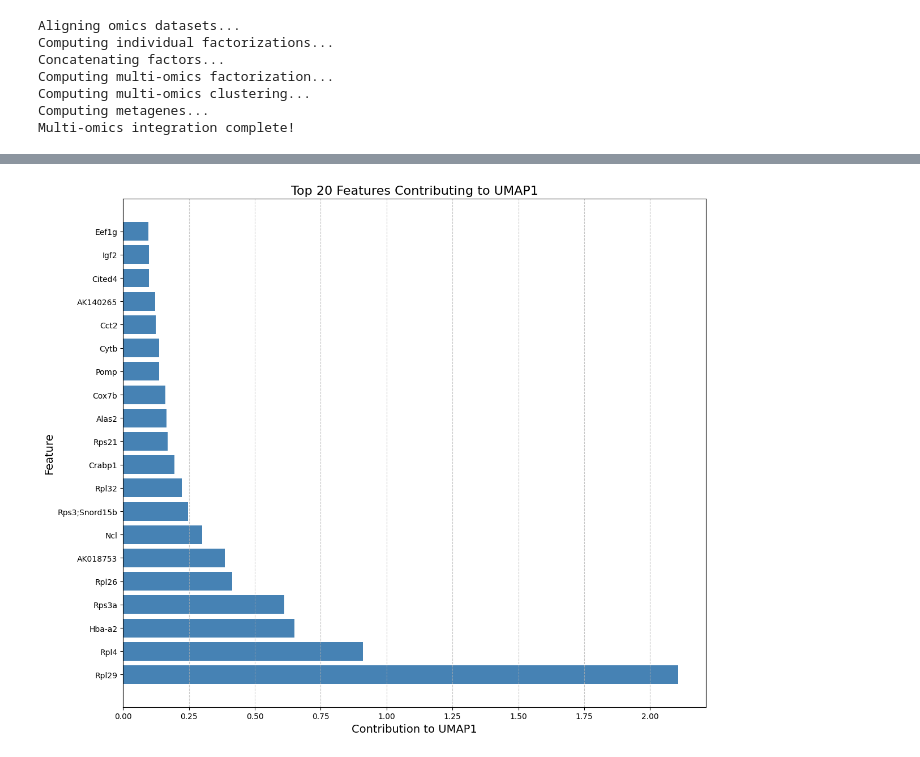
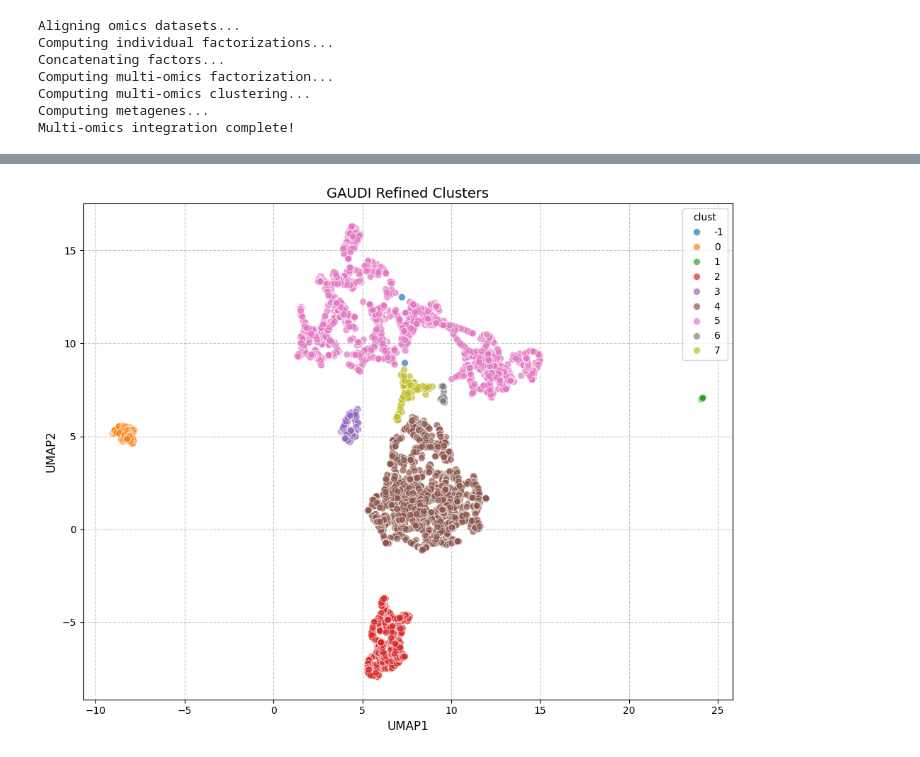
Before and after one commit to hirscheylab/umap_multiomics_integration, a Jupyter notebook: scripts/06_scHiC.ipynb, the cells around one changed output, grey strips where cells are left out. Drawn from its saved outputs; the diff is of its cells as text; code cells hidden in the pictures.

```diff
--- a/scripts/06_scHiC.ipynb
+++ b/scripts/06_scHiC.ipynb
@@ -602,4 +602,26 @@ plot_clusters(result, save_path='../results_scHiC/gaudi_integration.png')
-# %%
-plot_metagenes(result, umap_dim=1)
-# %% [output]
-[figure, removed]
+# %%
+# GAUDI's default parameters generated a good embedding but the HDBSCAN clustening could benefit from a little more specificity
+
+import matplotlib.pyplot as plt
+import seaborn as sns
+import hdbscan
+
+gaudi_factors = result.factors
+umap_data = gaudi_factors[['UMAP1', 'UMAP2']].values
+clusterer = hdbscan.HDBSCAN(min_cluster_size=5, min_samples=3, cluster_selection_epsilon=0.5)
+gaudi_factors['clust'] = clusterer.fit_predict(umap_data)
+
+fig, ax = plt.subplots(figsize=(10, 8))
+
+sns.scatterplot(data=gaudi_factors, x='UMAP1', y='UMAP2', hue='clust',
+                ax=ax, s=50, alpha=0.7, palette="tab10")
+
+ax.set_title('GAUDI Refined Clusters', fontsize=14)
+ax.set_xlabel('UMAP1', fontsize=12)
+ax.set_ylabel('UMAP2', fontsize=12)
+ax.grid(True, linestyle='--', alpha=0.7)
+
+plt.tight_layout()
+plt.show()
+# %% [output]
+[figure, added]
```
Also changed, not shown: parts of 16 cells of this notebook, 30 other files.
